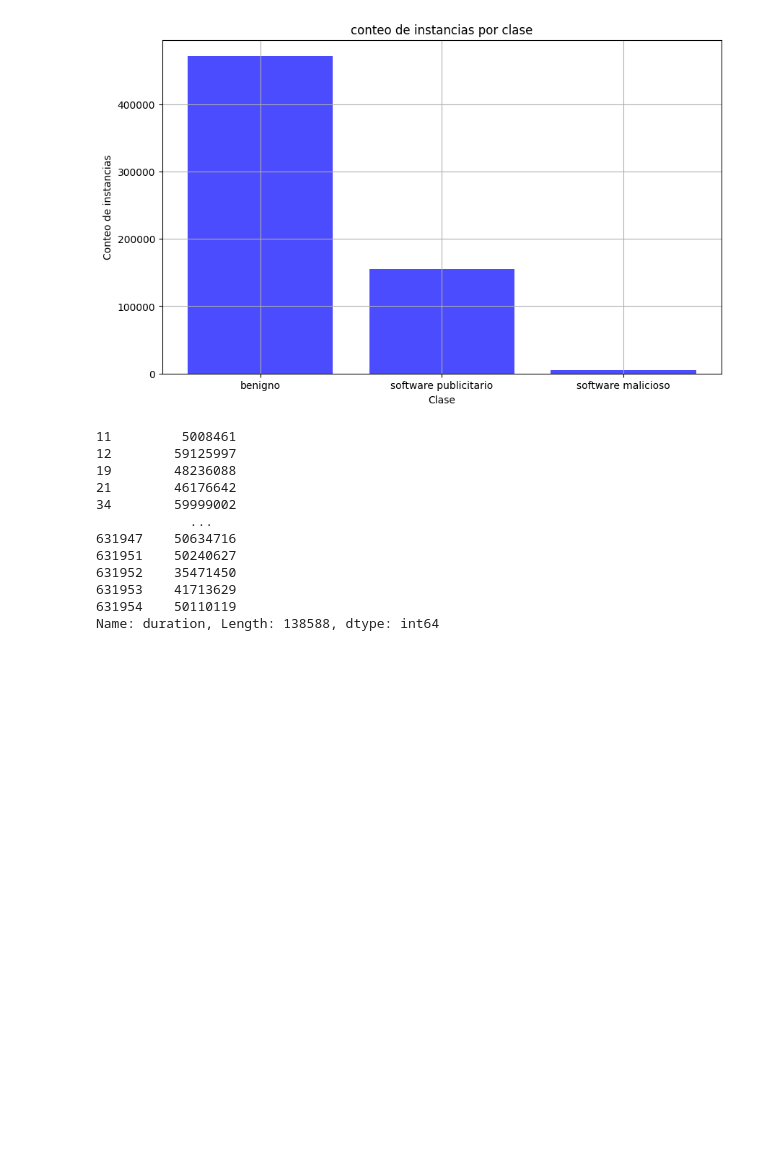
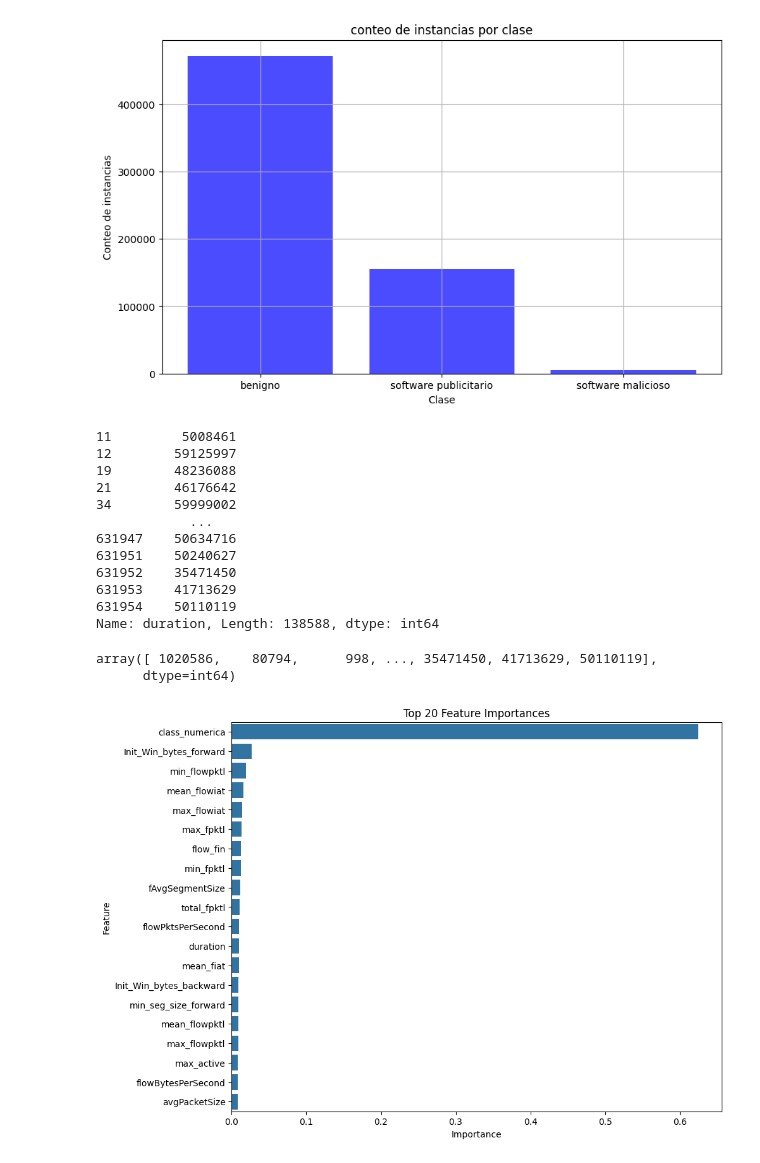
Before and after one commit to No-Country-simulation/c19-128-t-data-bi, a Jupyter notebook: EDA.ipynb, the cells around one changed output. Saved outputs shown, nothing was run; the diff lists cells and outputs as text; code cells hidden in the pictures; blank space fills up the shorter version.

```diff
--- a/EDA.ipynb
+++ b/EDA.ipynb
@@ -199,3 +199,48 @@ print(columna_1[outliers])
 631953    41713629
 631954    50110119
 Name: duration, Length: 138588, dtype: int64
+# %%
+# valores únicos
+
+valores_unicos = data['duration'].unique()
+valores_unicos
+# %% [output]
+array([ 1020586,    80794,      998, ..., 35471450, 41713629, 50110119],
+      dtype=int64)
+# %%
+# Feature selection
+
+from sklearn.ensemble import RandomForestClassifier
+
+X = data.drop('calss', axis=1)
+y = data['calss']
+
+rf = RandomForestClassifier()
+rf.fit(X,y)
+
+feature_importances = rf.feature_importances_
+# %%
+import matplotlib.pyplot as plt
+import seaborn as sns
+
+# Obtener los nombres de las columnas de X (características)
+feature_names = X.columns
+
+# Obtener la importancia de las características del modelo
+feature_importances = rf.feature_importances_
+
+# Crear un DataFrame para mostrar las importancias junto con los nombres de las características
+feature_importances_df = pd.DataFrame({'Feature': feature_names, 'Importance': feature_importances})
+
+# Ordenar por importancia descendente
+feature_importances_df = feature_importances_df.sort_values(by='Importance', ascending=False)
+
+# Visualizar las importancias de las características
+plt.figure(figsize=(10, 8))
+sns.barplot(x='Importance', y='Feature', data=feature_importances_df.head(20))
+plt.xlabel('Importance')
+plt.ylabel('Feature')
+plt.title('Top 20 Feature Importances')
+plt.show()
+# %% [output]
+[figure, added]
```
